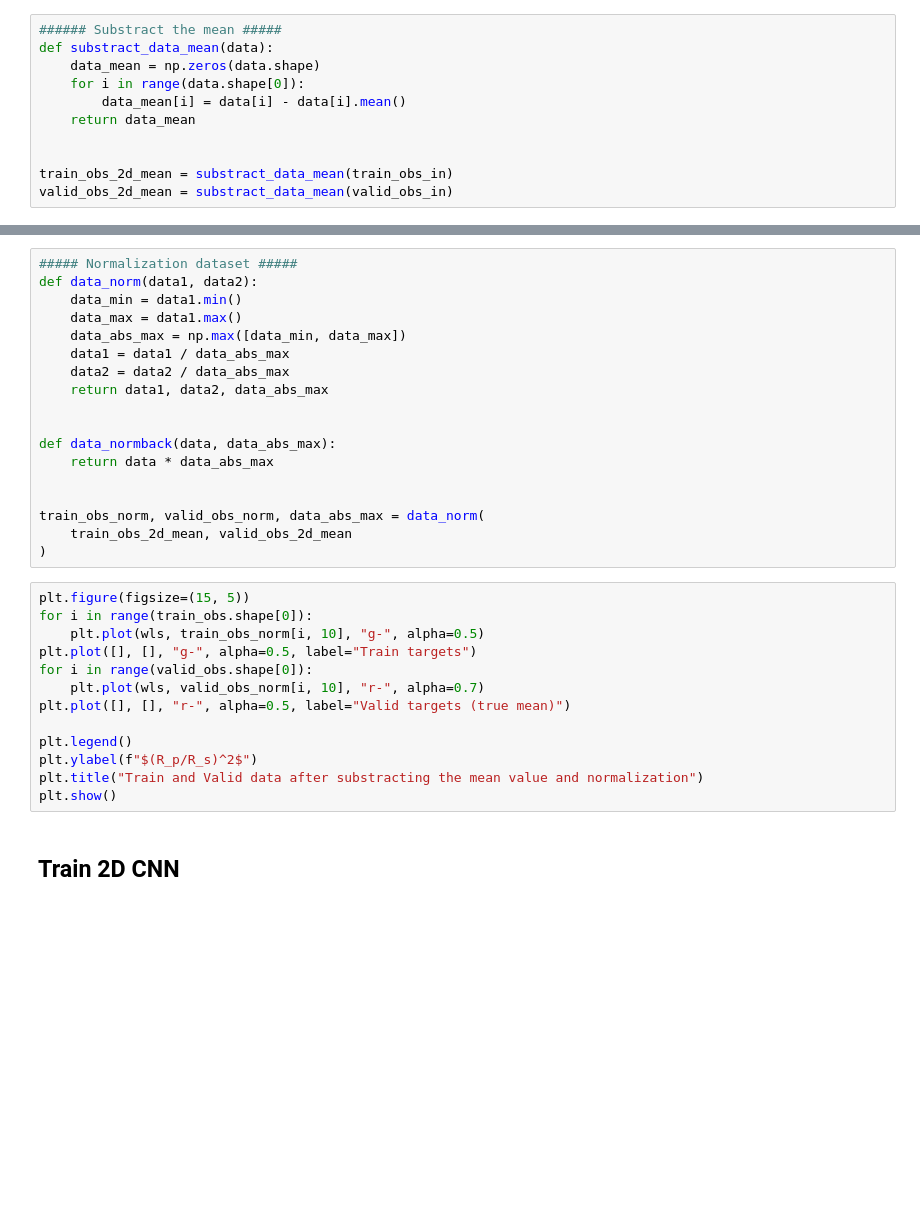
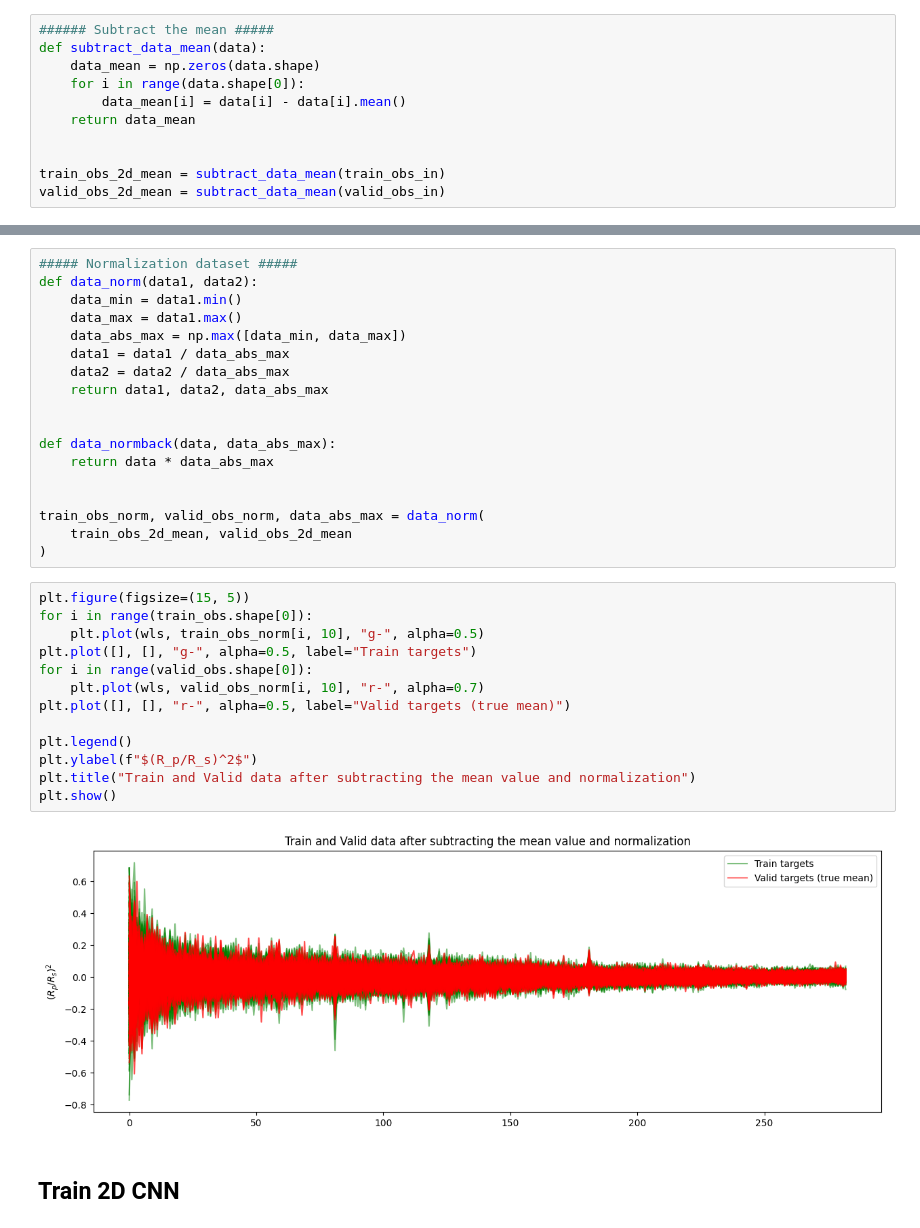
Before and after one commit to Junf137/SYDE-577-Ariel-Data-Challenge, a Jupyter notebook: code/host-starter-solution.ipynb, the cells around one changed output, grey strips where cells are left out. Cells and saved outputs as stored; diff of their text form; blank space fills up the shorter version.

```diff
--- a/code/host-starter-solution.ipynb
+++ b/code/host-starter-solution.ipynb
@@ -734,16 +736,16 @@ valid_obs_in = suppress_out_transit(valid_obs, ingress, egress)
 # %% [markdown]
 We remove the mean value of the in-transit to get relative data like the targets
 # %%
-###### Substract the mean #####
-def substract_data_mean(data):
+###### Subtract the mean #####
+def subtract_data_mean(data):
     data_mean = np.zeros(data.shape)
     for i in range(data.shape[0]):
         data_mean[i] = data[i] - data[i].mean()
     return data_mean
 
 
-train_obs_2d_mean = substract_data_mean(train_obs_in)
-valid_obs_2d_mean = substract_data_mean(valid_obs_in)
+train_obs_2d_mean = subtract_data_mean(train_obs_in)
+valid_obs_2d_mean = subtract_data_mean(valid_obs_in)
 # %% [markdown]
 We use the same normalization as for the targets, i.e. between -1 and 1 centered on zero
 # %%
@@ -767,16 +769,18 @@ train_obs_norm, valid_obs_norm, data_abs_max = data_norm(
 # %%
 plt.figure(figsize=(15, 5))
 for i in range(train_obs.shape[0]):
     plt.plot(wls, train_obs_norm[i, 10], "g-", alpha=0.5)
 plt.plot([], [], "g-", alpha=0.5, label="Train targets")
 for i in range(valid_obs.shape[0]):
     plt.plot(wls, valid_obs_norm[i, 10], "r-", alpha=0.7)
 plt.plot([], [], "r-", alpha=0.5, label="Valid targets (true mean)")
 
 plt.legend()
 plt.ylabel(f"$(R_p/R_s)^2$")
-plt.title("Train and Valid data after substracting the mean value and normalization")
+plt.title("Train and Valid data after subtracting the mean value and normalization")
 plt.show()
+# %% [output]
+[figure, added]
 # %% [markdown]
 ## Train 2D CNN
 # %%
```
Also changed, not shown: parts of 7 cells of this notebook.
